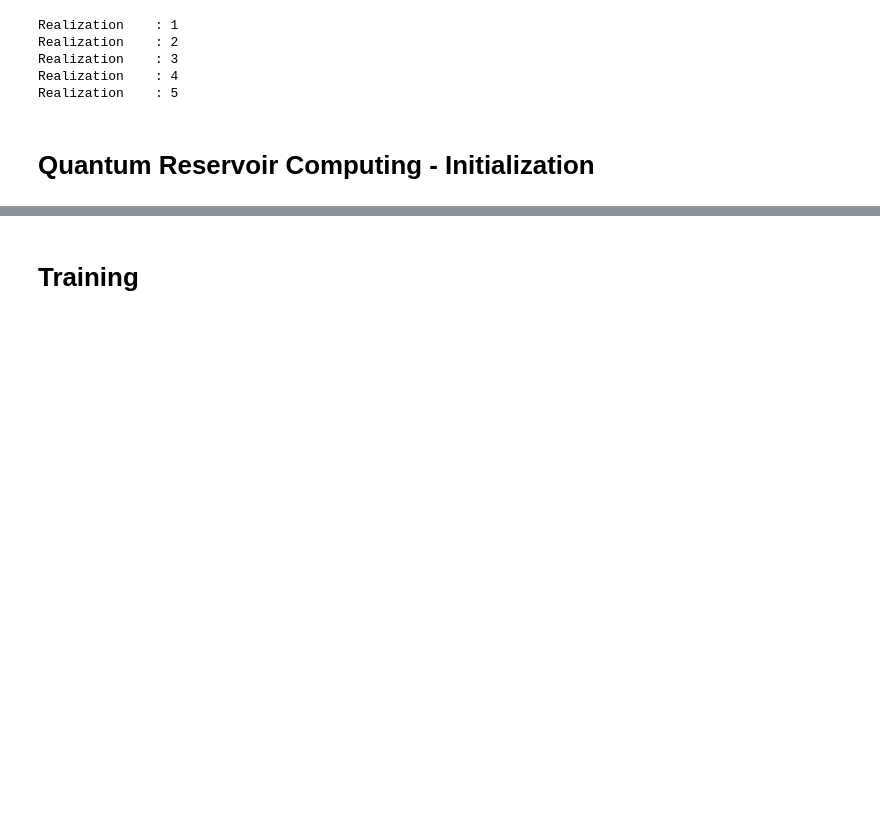
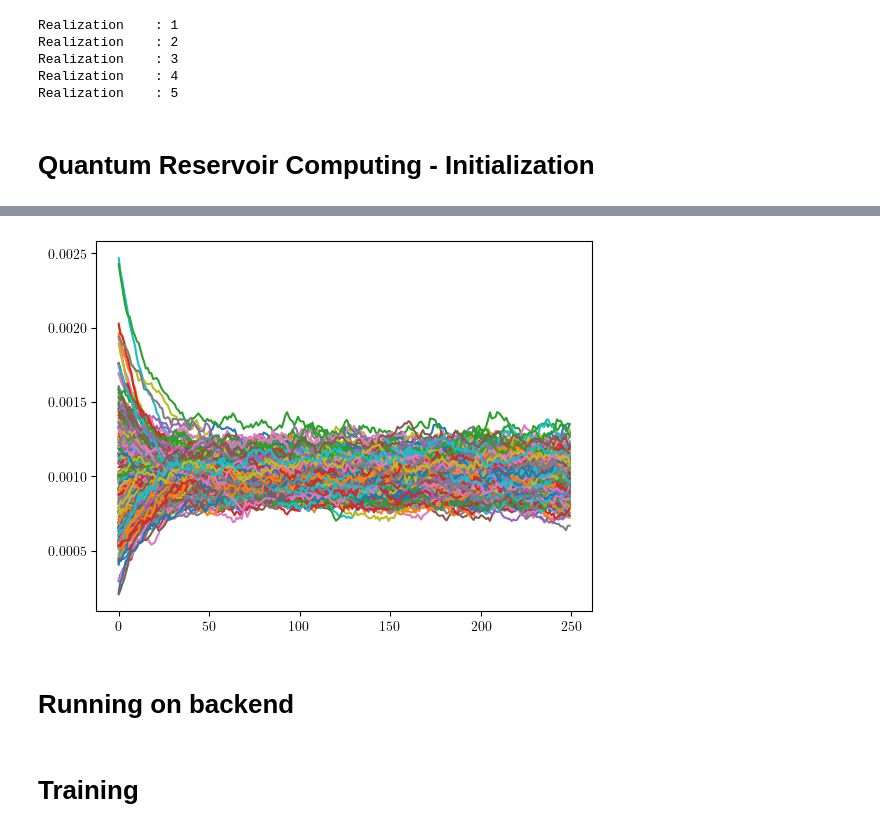
Before and after one commit to MagriLab/RF_QRC, a Jupyter notebook: src/Notebook_hardware.ipynb, the cells around one changed output, grey strips where cells are left out. Drawn from its saved outputs; the diff is of its cells as text; code cells hidden in the pictures; blank space fills up the shorter version.

```diff
--- a/src/Notebook_hardware.ipynb
+++ b/src/Notebook_hardware.ipynb
@@ -190,7 +200,7 @@ The shape of U_test is (1, 22199, 3) combining above
 # Required Input Parameters
 bias_in   = np.array([np.mean(np.abs((U_data-u_mean)/norm))]) #input bias (average absolute value of the inputs)
 bias_out  = np.array([1.]) #output bias
-N_units   = 256 #neurons
+N_units   = 1024 #neurons
 density = 0.11 # L63
 #density = 0.01 # L96
 #connectivity = 30
@@ -389,0 +408,40 @@ qu_ensemble   = 1
+# %%
+shots = 10000
+runs = 250
+rr = np.zeros([N_units,runs])
+
+
+
+for x in range(runs):
+    if x < 120:
+        print(x)
+        counts = [k for k in result1.quasi_dists][x]
+    else:
+        print(x,x-120)
+        counts = [k for k in result2.quasi_dists][x-120]
+
+    a=list(np.zeros(N_units))
+
+    for ll in range(N_units):
+        a[ll]= 0+1024*ll
+
+    # Turning count in terms of probabilities
+    psi_tilde = {}
+    for output in list(a):
+        if output in counts:
+            psi_tilde[output] = counts[output]
+        else:
+            psi_tilde[output] = 0
+
+    #psi_tilde = dict(sorted(psi_tilde.items())) # sorting dictionary with binary number 0s ---> higher
+
+    psi_tilde = np.array([j for j in psi_tilde.values()]) #Takes values of probabilities from the dictionary
+
+    prob_tilde = (psi_tilde)
+
+    if x>0:
+        prob_neweps = (1-epsilon_q)*rr[:,x-1]+epsilon_q*prob_tilde # including epsilon_q/leaking rate
+    else:
+        prob_neweps = prob_tilde
+
+    rr[:,x] = prob_neweps
@@ -389,0 +468,5 @@ qu_ensemble   = 1
+# %%
+plt.plot(rr[:250].T)
+plt.show()
+# %% [output]
+[figure, added]
@@ -389,0 +475,2 @@ qu_ensemble   = 1
+# %% [markdown]
+# Running on backend
```
Also changed, not shown: parts of 22 cells of this notebook, 3 other files.
